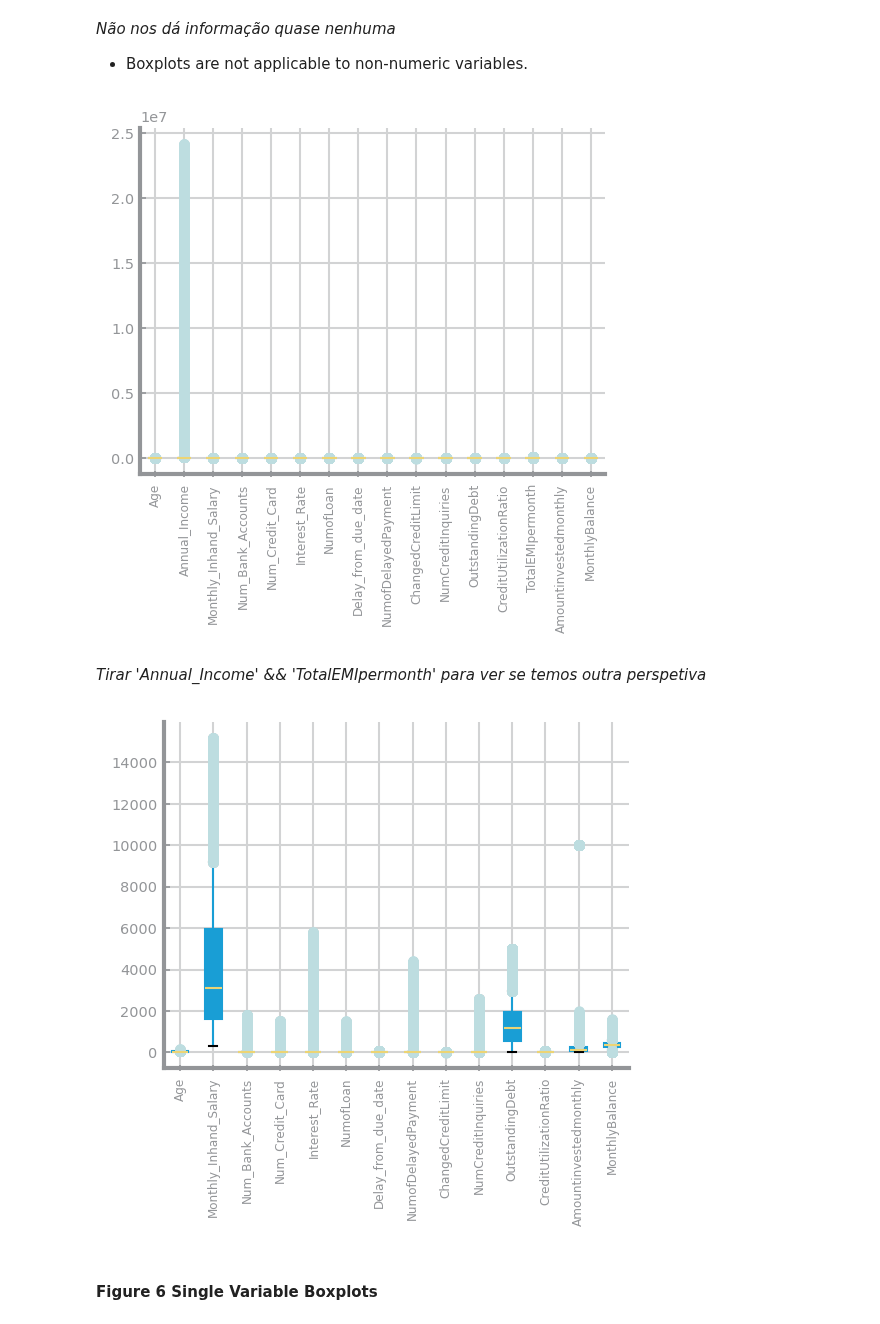
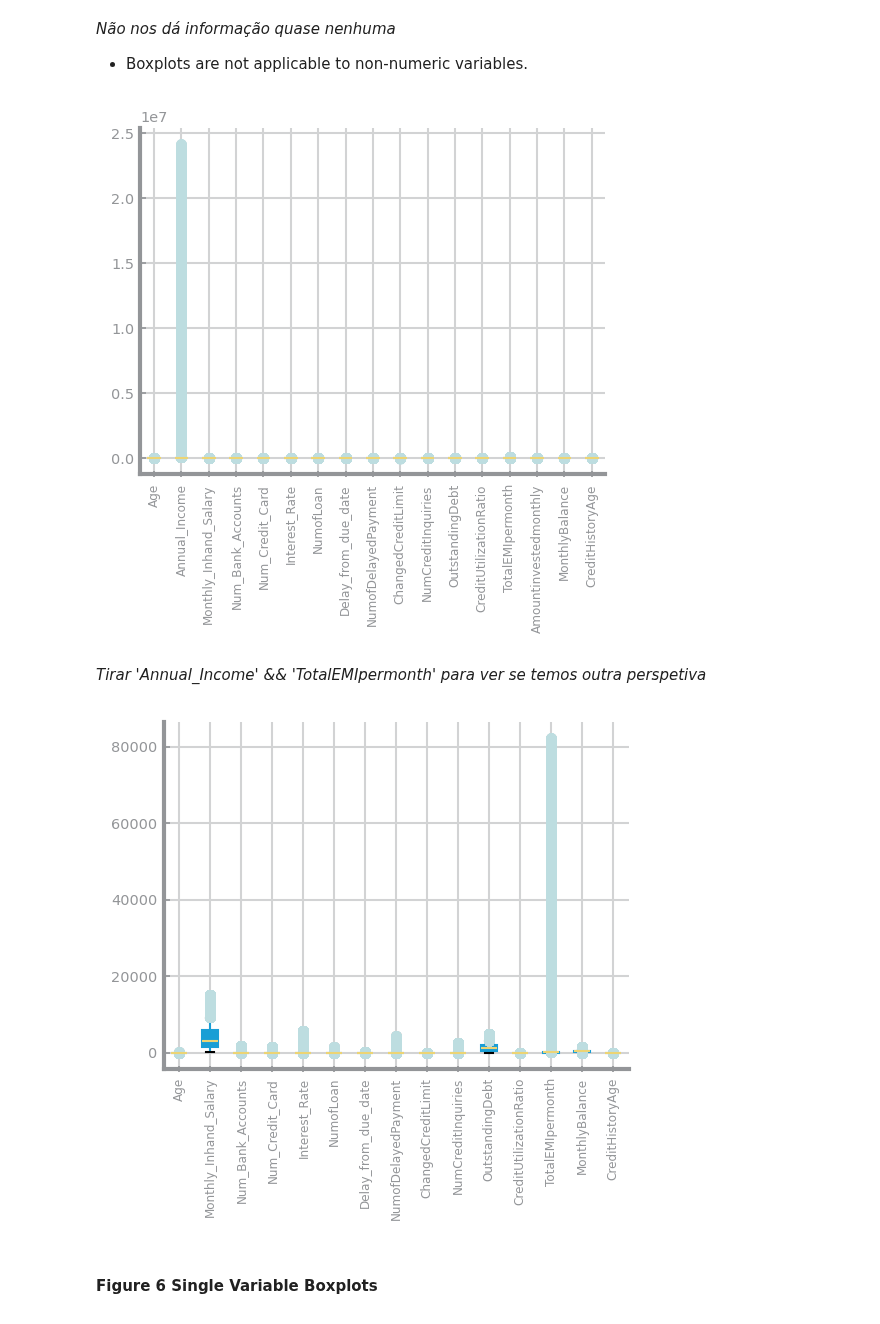
Before and after one commit to franciscoAbreuTecnico/Data-Science-IST, a Jupyter notebook: dataset_services/francisco.ipynb, the cells around one changed output. Drawn from its saved outputs; the diff is of its cells as text; code cells hidden in the pictures.

```diff
--- a/dataset_services/francisco.ipynb
+++ b/dataset_services/francisco.ipynb
@@ -225,8 +181,19 @@ summary5
 from matplotlib.pyplot import savefig, show
 from dslabs_functions import get_variable_types
 
-variables_types: dict[str, list] = get_variable_types(df)
-numeric: list[str] = variables_types["numeric"]
+hist_age = df["Credit_History_Age"]
+hist_vals = []
+
+for val in hist_age:
+    matches = re.findall(r'(\d+) Years and (\d+) Months', str(val))
+    if matches == []:
+        hist_vals += [np.nan]
+    else:
+        hist_vals += [float(matches[0][0]) + ((float(matches[0][1])-1)/12) ,]
+
+df["CreditHistoryAge"] = hist_vals
+numeric = df.select_dtypes(include=['number', 'float']).columns.tolist()
+
 if [] != numeric:
     df[numeric].boxplot(rot=90)
     savefig(f"images/dim_dist/fig_4_global_boxplot.png", bbox_inches='tight')
@@ -234,25 +201,36 @@ if [] != numeric:
 else:
     print("There are no numeric variables.")
 # %% [output]
-[figure, old version]
+[figure, new version]
 # %% [markdown]
 *Tirar 'Annual_Income' && 'TotalEMIpermonth' para ver se temos outra perspetiva*
 # %%
 from matplotlib.pyplot import savefig, show
 from dslabs_functions import get_variable_types
 
-variables_types: dict[str, list] = get_variable_types(df)
-numeric: list[str] = variables_types["numeric"]
+hist_age = df["Credit_History_Age"]
+hist_vals = []
+
+for val in hist_age:
+    matches = re.findall(r'(\d+) Years and (\d+) Months', str(val))
+    if matches == []:
+        hist_vals += [np.nan]
+    else:
+        hist_vals += [float(matches[0][0]) + ((float(matches[0][1])-1)/12) ,]
+
+df["CreditHistoryAge"] = hist_vals
+numeric = df.select_dtypes(include=['number', 'float']).columns.tolist()
+
 if [] != numeric:
     excluded_indices = {1, len(numeric) - 3}
     numeric_excluded = [var for idx, var in enumerate(numeric) if idx not in excluded_indices]
     df[numeric_excluded].boxplot(rot=90)
     savefig(f"images/dim_dist/fig_4_global_boxplot_without_vars.png", bbox_inches='tight')
     show()
 else:
     print("There are no numeric variables.")
 # %% [output]
-[figure, old version]
+[figure, new version]
 # %% [markdown]
 #### Figure 6 Single Variable Boxplots
 # %%
```
Also changed, not shown: parts of 12 cells of this notebook, 5 other files.
